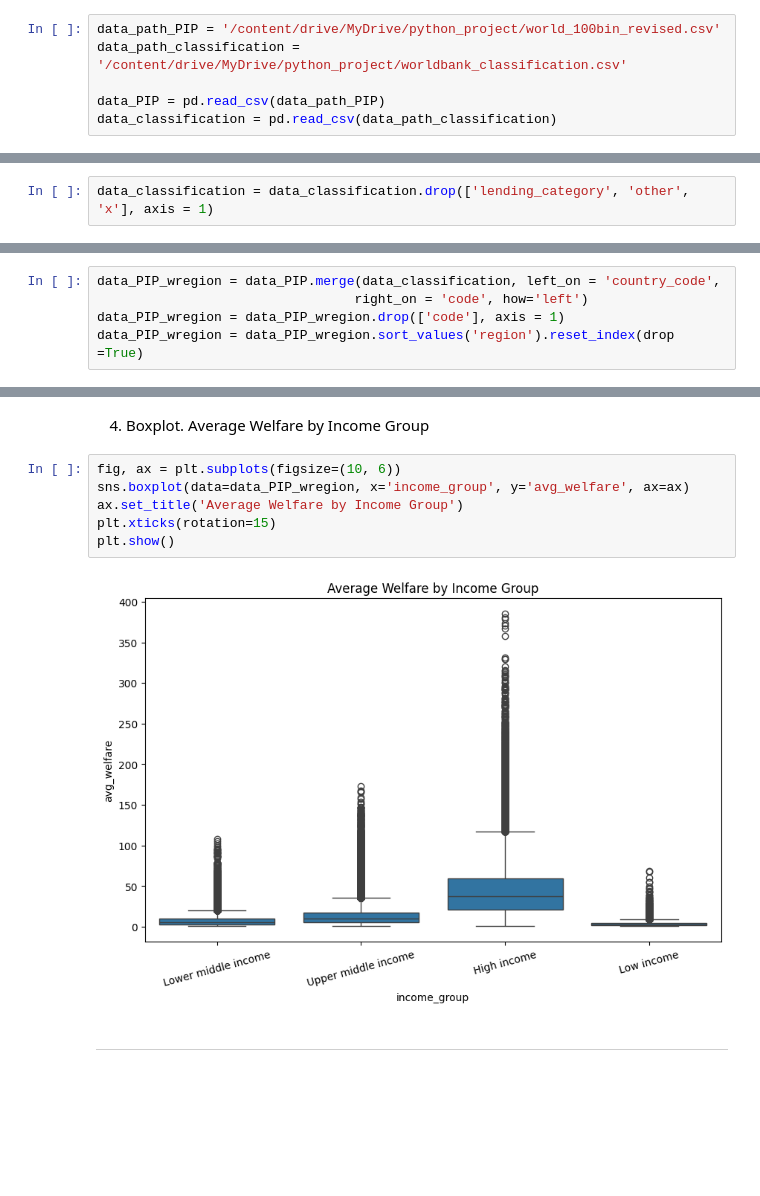
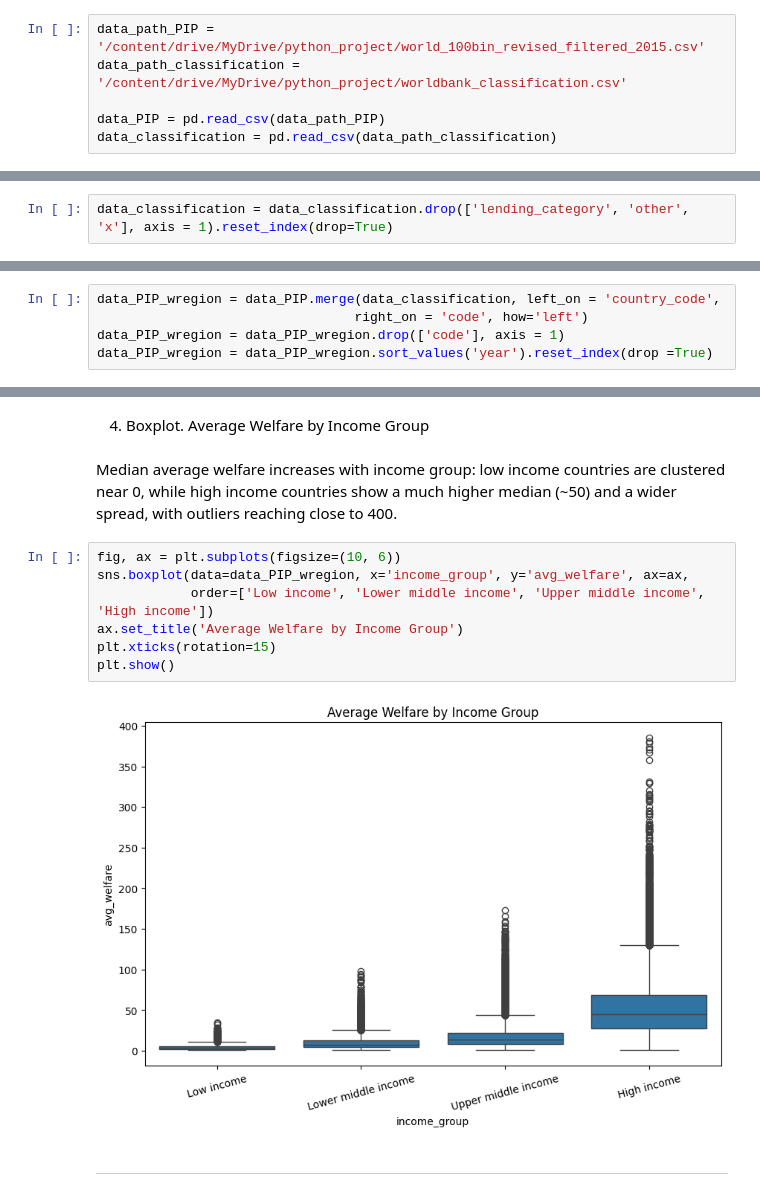
Before and after one commit to Nerneri/World_bank_PIP_analysis, a Jupyter notebook: Poverty_And_Inequality_Platform_(PIP).ipynb, the cells around one changed output, grey strips where cells are left out. Drawn from its saved outputs; the diff is of its cells as text; blank space fills up the shorter version.

```diff
--- a/Poverty_And_Inequality_Platform_(PIP).ipynb
+++ b/Poverty_And_Inequality_Platform_(PIP).ipynb
@@ -19,7 +19,7 @@ import seaborn as sns
 # %% [output]
 Mounted at /content/drive
 # %%
-data_path_PIP = '/content/drive/MyDrive/python_project/world_100bin_revised.csv'
+data_path_PIP = '/content/drive/MyDrive/python_project/world_100bin_revised_filtered_2015.csv'
 data_path_classification = '/content/drive/MyDrive/python_project/worldbank_classification.csv'
 
 data_PIP = pd.read_csv(data_path_PIP)
@@ -214,7 +231,7 @@ data_classification.rename(columns={'economy': 'country'}, inplace=True)
 for col in ['country', 'code', 'region', 'income_group']:
     data_classification[col] = data_classification[col].astype('string')
 # %%
-data_classification = data_classification.drop(['lending_category', 'other', 'x'], axis = 1)
+data_classification = data_classification.drop(['lending_category', 'other', 'x'], axis = 1).reset_index(drop=True)
 # %%
 data_classification.info()
 # %% [output]
@@ -242,7 +269,7 @@ We remove dublicate of code and sort it by region:
 data_PIP_wregion = data_PIP.merge(data_classification, left_on = 'country_code',
                                  right_on = 'code', how='left')
 data_PIP_wregion = data_PIP_wregion.drop(['code'], axis = 1)
-data_PIP_wregion = data_PIP_wregion.sort_values('region').reset_index(drop =True)
+data_PIP_wregion = data_PIP_wregion.sort_values('year').reset_index(drop =True)
 # %%
 data_PIP_wregion.head()
 # %% [output]
@@ -459,13 +489,16 @@ plt.show()
 # %% [markdown]
 4. Boxplot. Average Welfare by Income Group
+# %% [markdown]
+Median average welfare increases with income group: low income countries are clustered near 0, while high income countries show a much higher median (~50) and a wider spread, with outliers reaching close to 400.
 # %%
 fig, ax = plt.subplots(figsize=(10, 6))
-sns.boxplot(data=data_PIP_wregion, x='income_group', y='avg_welfare', ax=ax)
+sns.boxplot(data=data_PIP_wregion, x='income_group', y='avg_welfare', ax=ax,
+            order=['Low income', 'Lower middle income', 'Upper middle income', 'High income'])
 ax.set_title('Average Welfare by Income Group')
 plt.xticks(rotation=15)
 plt.show()
 # %% [output]
-[figure, old version]
+[figure, new version]
 # %% [markdown]
 
 
```
Also changed, not shown: parts of 67 cells of this notebook.
